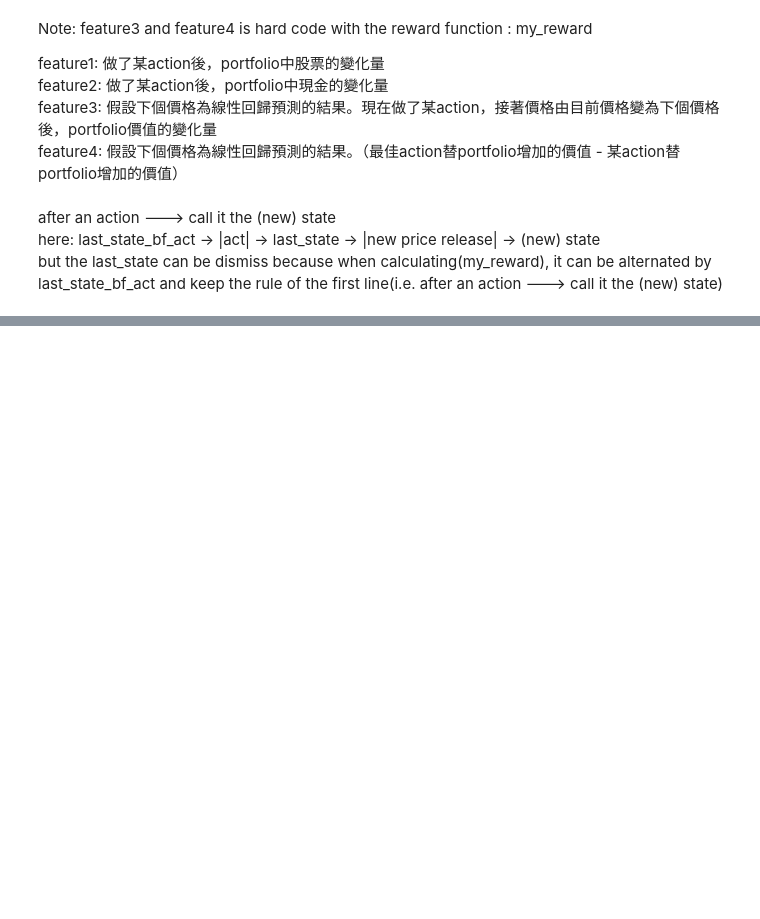
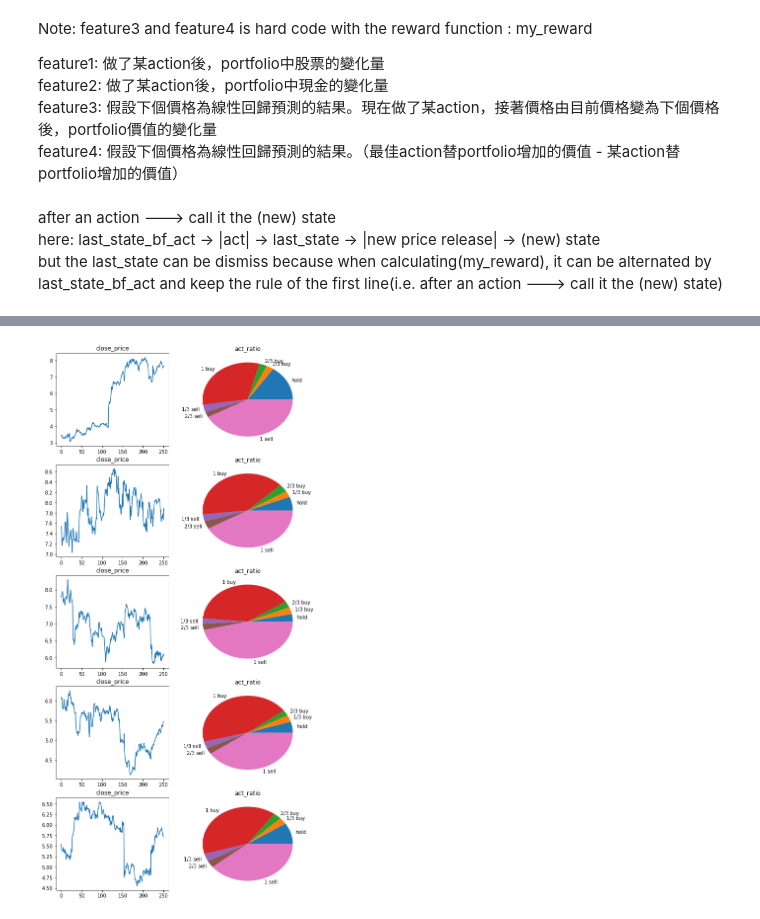
Before and after one commit to da65536/stock-q-learning, a Jupyter notebook: main.ipynb, the cells around one changed output, grey strips where cells are left out. Cells and saved outputs as stored; diff of their text form; code cells hidden in the pictures; blank space fills up the shorter version.

```diff
--- a/main.ipynb
+++ b/main.ipynb
@@ -707,18 +758,22 @@ sqld.ratio_local_size
 # %%
-sqld.print_local_act_ratio(qclose, action_level, 0, 0)
-plot_name = ("./plots/closePrice&actionPie/{0}, tri={1}, ga={2}, {3}{4}, actle={5}, " + \
-            "({6}, {7}, {8}).png").format(resource_data,
+sqld.print_local_act_ratio(qclose, action_level, 0, 10)
+plot_name = ("./plots/with_indicators/closePrice&actionPie/{0}, tri={1}, ga={2}, {3}{4}, f5={5}, f6={6}, actle={7}, " + \
+            "({8}, {9}, {10}).png").format(resource_data,
                                             trial_range,
                                             gama,
                                             choose_feature,
                                             keep_w,
+                                            feature_5.__name__,
+                                            feature_6.__name__,
                                             action_level,
                                             last_rwd_func.__name__,
                                             work_rwd_func.__name__,
                                             avg_point_rwd_func.__name__)
 plt.savefig(plot_name, dpi=None, facecolor='w', edgecolor='w',
         orientation='portrait', papertype=None, format=None,
         transparent=False, bbox_inches=None, pad_inches=0.1,
         frameon=None)
+# %% [output]
+[figure, added]
 # %%
 sqld.last_w
```
Also changed, not shown: parts of 12 cells of this notebook, 36 other files.
